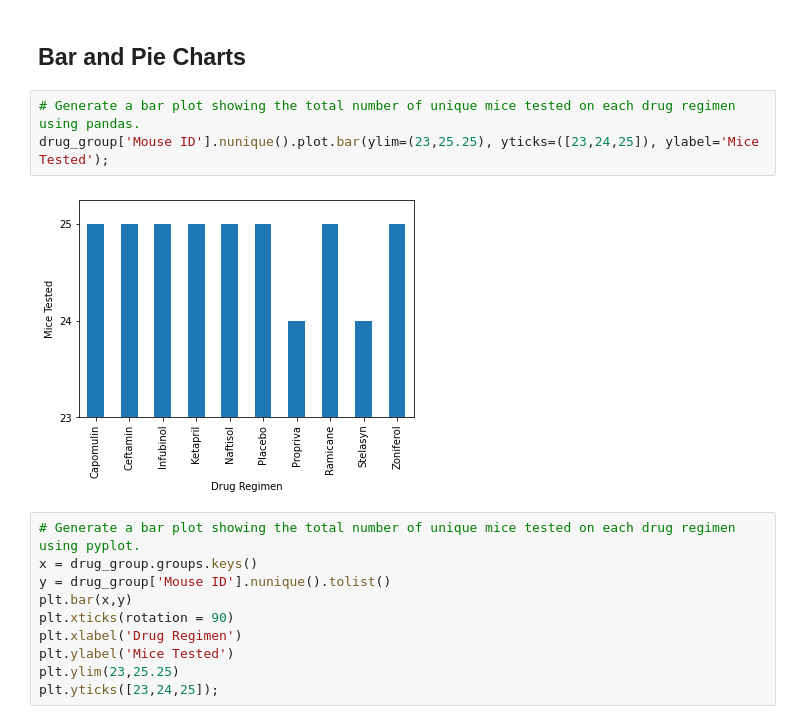
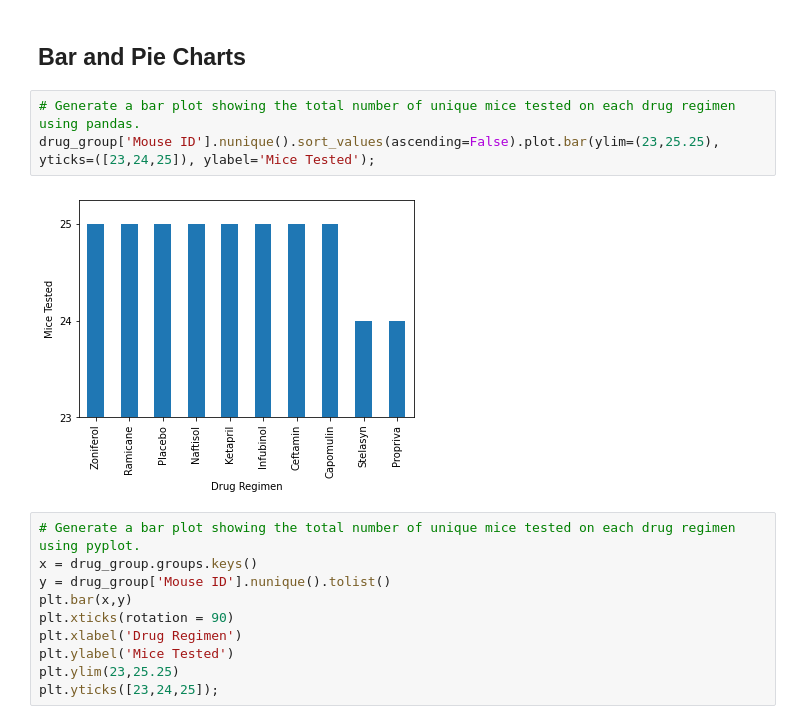
Before and after one commit to scottgall/scc-drug-performance-in-mice, a Jupyter notebook: pymaceuticals_starter.ipynb, the cells around one changed output. Cells and saved outputs as stored; diff of their text form.

```diff
--- a/pymaceuticals_starter.ipynb
+++ b/pymaceuticals_starter.ipynb
@@ -119,9 +135,9 @@ drug_agg
 ## Bar and Pie Charts
 # %%
 # Generate a bar plot showing the total number of unique mice tested on each drug regimen using pandas.
-drug_group['Mouse ID'].nunique().plot.bar(ylim=(23,25.25), yticks=([23,24,25]), ylabel='Mice Tested');
+drug_group['Mouse ID'].nunique().sort_values(ascending=False).plot.bar(ylim=(23,25.25), yticks=([23,24,25]), ylabel='Mice Tested');
 # %% [output]
-[figure, old version]
+[figure, new version]
 # %%
 # Generate a bar plot showing the total number of unique mice tested on each drug regimen using pyplot.
 x = drug_group.groups.keys()
```
Also changed, not shown: parts of 16 cells of this notebook.
